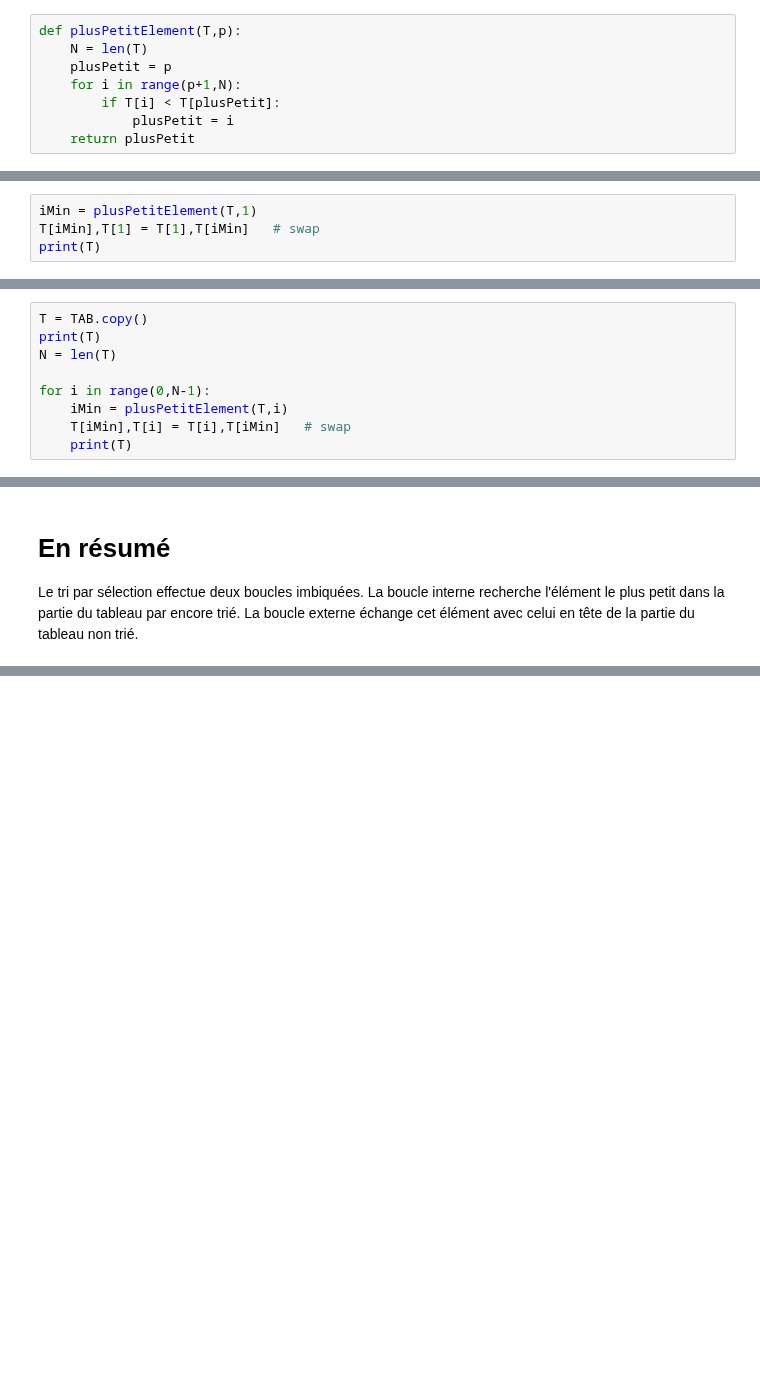
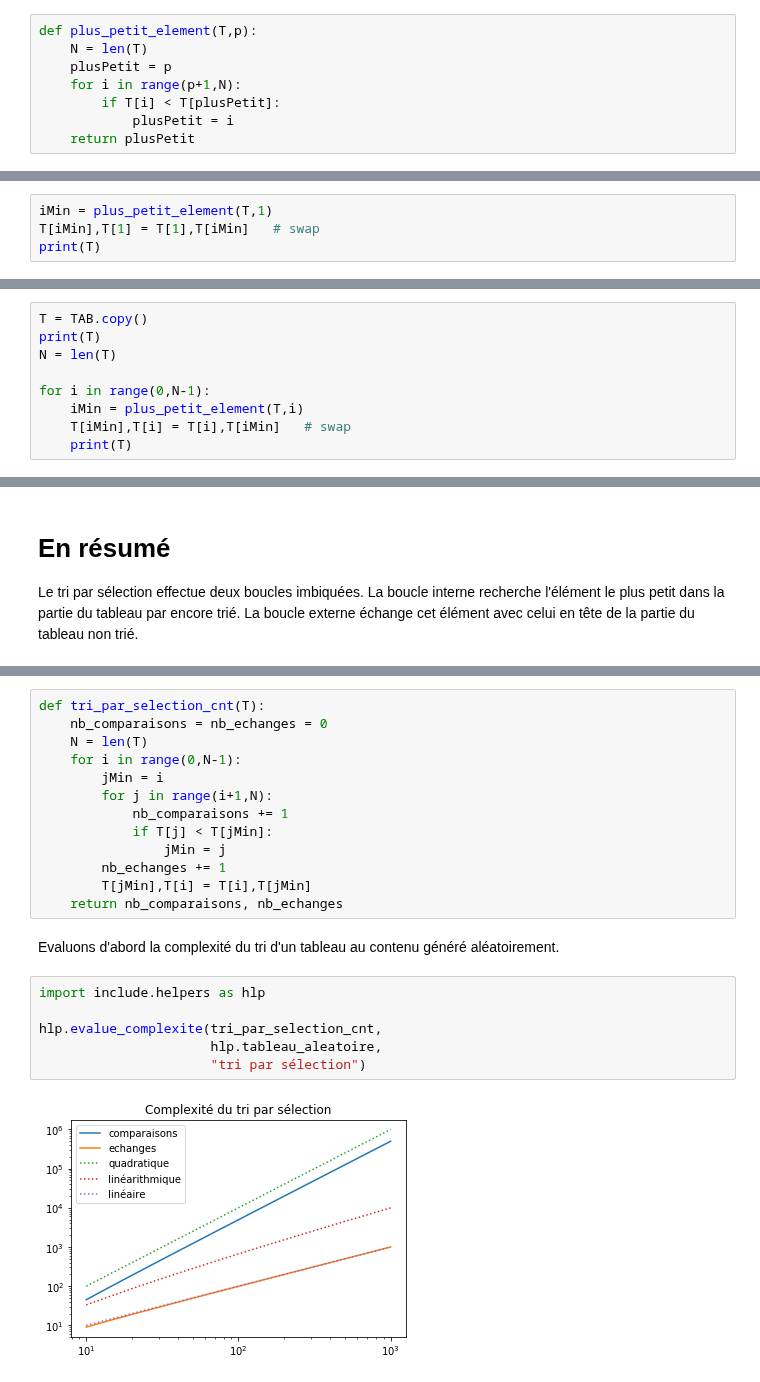
Before and after one commit to ocuisenaire/ASD1-notebooks, a Jupyter notebook: 3 - Tris/2 - Tri Par Sélection.ipynb, the cells around one changed output, grey strips where cells are left out. Drawn from its saved outputs; the diff is of its cells as text; blank space fills up the shorter version.

Commit message:
Added complexity, stability and visualisation to selection sort

```diff
--- a/3 - Tris/2 - Tri Par Sélection.ipynb
+++ b/3 - Tris/2 - Tri Par Sélection.ipynb
@@ -15,7 +15,7 @@ TAB = [ 5, 8, 4, 3, 2, 1, 7, 6 ]
 
 Le coeur de l'algorithme consiste à trouver l'indice de l'élément le plus dans la partie du tableau pas encore triée. Ecrivons cette fonction
 # %%
-def plusPetitElement(T,p):
+def plus_petit_element(T,p):
     N = len(T)
     plusPetit = p
     for i in range(p+1,N):
@@ -48,7 +48,7 @@ print(T)
 # %% [markdown]
 Le premier élément est donc en place mais le reste du tableau, d'indices 1 à N-1, reste à trier. Répétons l'opération pour l'indice 1
 # %%
-iMin = plusPetitElement(T,1)
+iMin = plus_petit_element(T,1)
 T[iMin],T[1] = T[1],T[iMin]   # swap
 print(T)
 # %% [output]
@@ -63,7 +63,7 @@ print(T)
 N = len(T)
 
 for i in range(0,N-1):
-    iMin = plusPetitElement(T,i)
+    iMin = plus_petit_element(T,i)
     T[iMin],T[i] = T[i],T[iMin]   # swap
     print(T)
 # %% [output]
@@ -98,0 +103,23 @@ print(T)
+# %%
+def tri_par_selection_cnt(T):
+    nb_comparaisons = nb_echanges = 0
+    N = len(T)
+    for i in range(0,N-1):
+        jMin = i
+        for j in range(i+1,N):
+            nb_comparaisons += 1
+            if T[j] < T[jMin]:
+                jMin = j
+        nb_echanges += 1
+        T[jMin],T[i] = T[i],T[jMin]
+    return nb_comparaisons, nb_echanges
+# %% [markdown]
+Evaluons d'abord la complexité du tri d'un tableau au contenu généré aléatoirement.
+# %%
+import include.helpers as hlp
+
+hlp.evalue_complexite(tri_par_selection_cnt,
+                      hlp.tableau_aleatoire,
+                      "tri par sélection")
+# %% [output]
+[figure, added]
```
Also changed, not shown: parts of 14 cells of this notebook, 2 other files.
